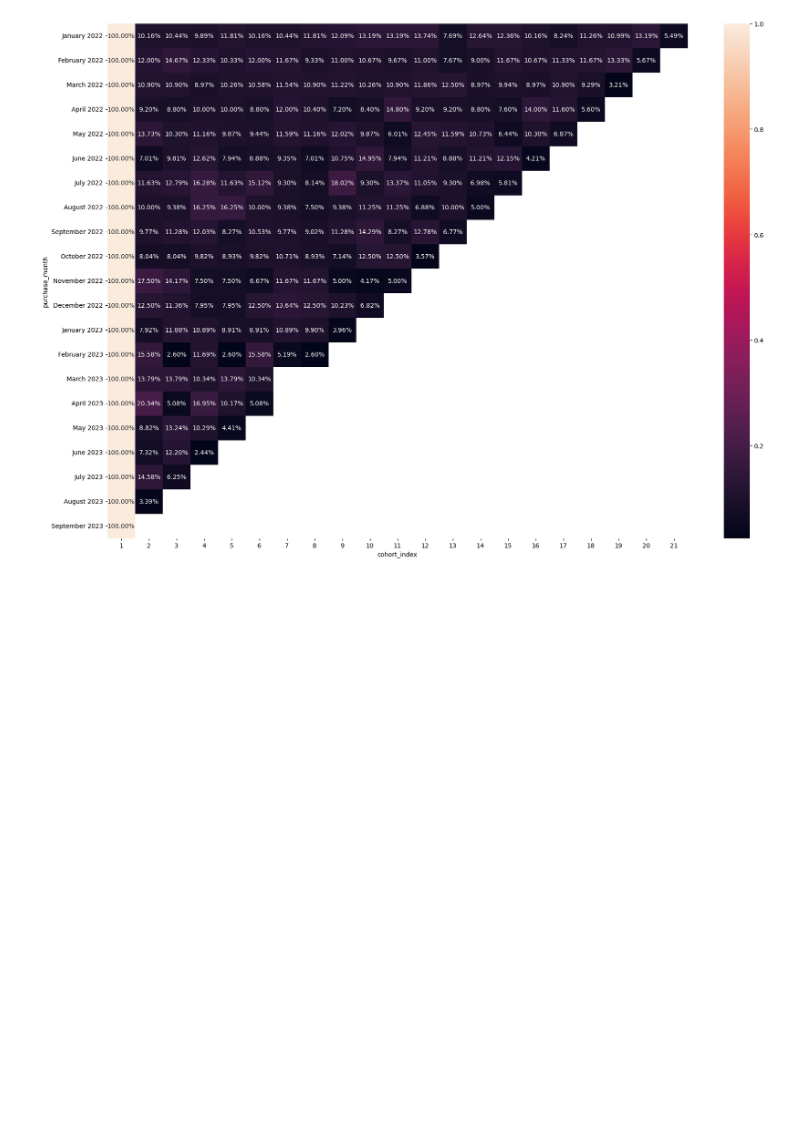
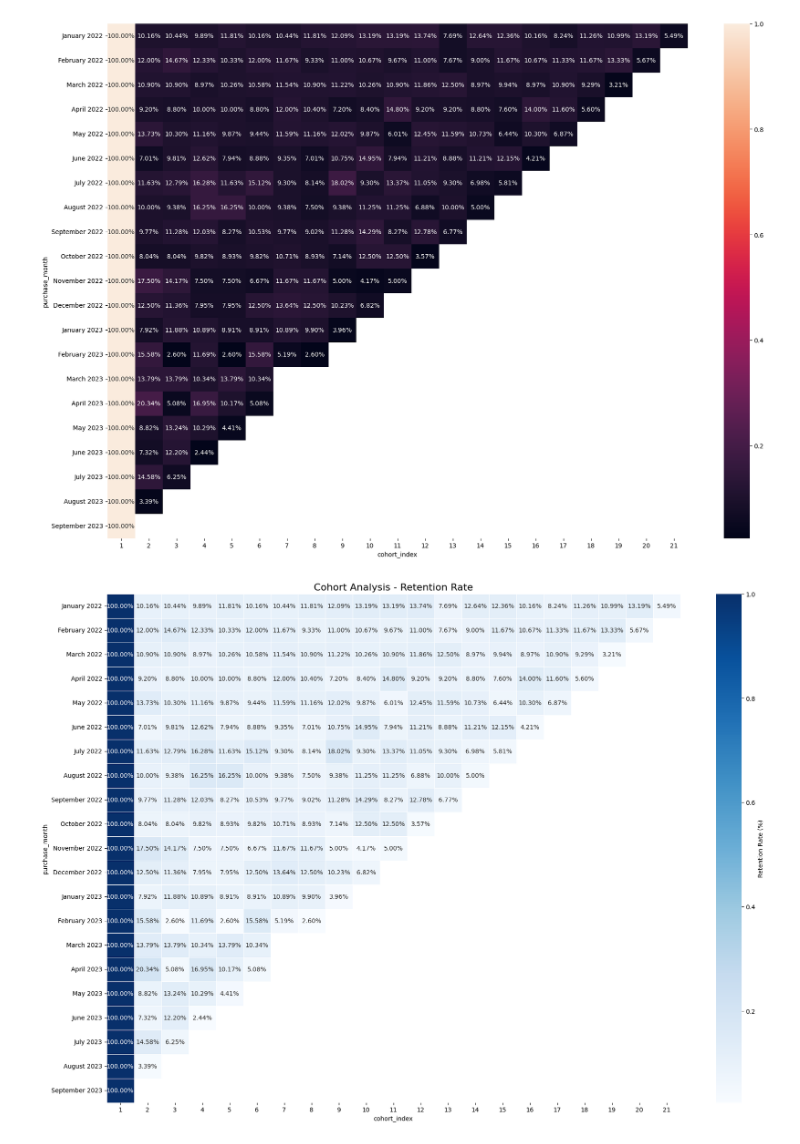
Before and after one commit to HyunsungRyu/e-commerce_cohort, a Jupyter notebook: cohort_over2022.ipynb, the cells around one changed output. Saved outputs shown, nothing was run; the diff lists cells and outputs as text; code cells hidden in the pictures; blank space fills up the shorter version.

```diff
--- a/cohort_over2022.ipynb
+++ b/cohort_over2022.ipynb
@@ -237,3 +267,17 @@ sns.heatmap(axis0_cohort_table, annot=True, fmt='.02%')
 # %% [output]
 <Axes: xlabel='cohort_index', ylabel='purchase_month'>
 [figure]
+# %%
+plt.figure(figsize=(21, 15))
+sns.heatmap(
+    axis0_cohort_table,
+    cmap='Blues',
+    annot=True,
+    fmt='.2%',
+    linewidths=0.5,
+    cbar_kws={'label': 'Retention Rate (%)'}
+)
+plt.title("Cohort Analysis - Retention Rate", fontsize=16)
+plt.show()
+# %% [output]
+[figure, added]
```
Also changed, not shown: parts of 10 cells of this notebook.
